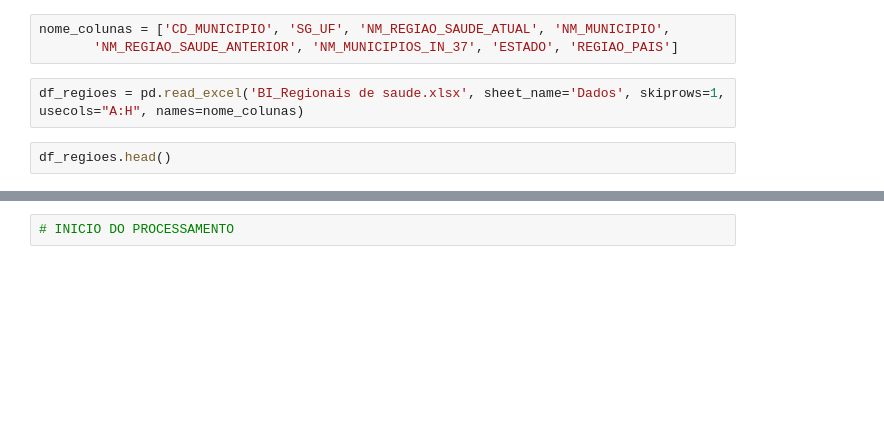
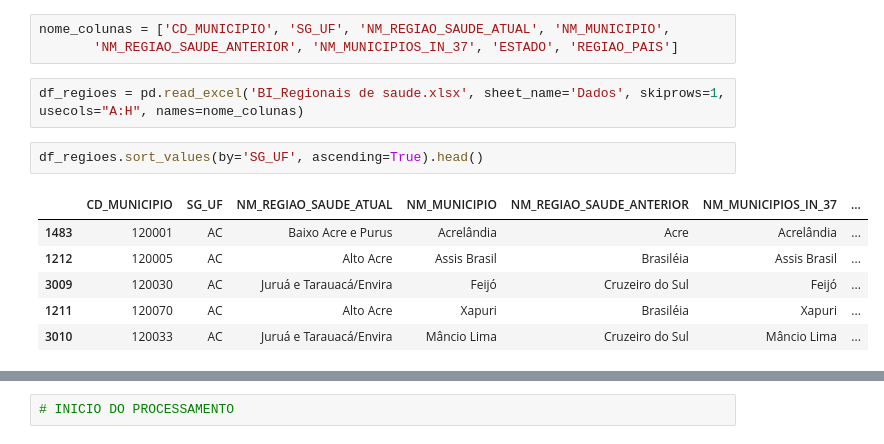
Before and after one commit to Domdoug/Regioes-de-Saude, a Jupyter notebook: Regioes_de_Saude.ipynb, the cells around one changed output, grey strips where cells are left out. Saved outputs shown, nothing was run; the diff lists cells and outputs as text; blank space fills up the shorter version.

```diff
--- a/Regioes_de_Saude.ipynb
+++ b/Regioes_de_Saude.ipynb
@@ -8,7 +8,14 @@ nome_colunas = ['CD_MUNICIPIO', 'SG_UF', 'NM_REGIAO_SAUDE_ATUAL', 'NM_MUNICIPIO'
        'NM_REGIAO_SAUDE_ANTERIOR', 'NM_MUNICIPIOS_IN_37', 'ESTADO', 'REGIAO_PAIS']
 # %%
 df_regioes = pd.read_excel('BI_Regionais de saude.xlsx', sheet_name='Dados', skiprows=1, usecols="A:H", names=nome_colunas)
-# %%
-df_regioes.head()
+# %%
+df_regioes.sort_values(by='SG_UF', ascending=True).head()
+# %% [output]
+|  | CD_MUNICIPIO | SG_UF | NM_REGIAO_SAUDE_ATUAL | NM_MUNICIPIO | NM_REGIAO_SAUDE_ANTERIOR | NM_MUNICIPIOS_IN_37 | ... |
+| 1483 | 120001 | AC | Baixo Acre e Purus | Acrelândia | Acre | Acrelândia | ... |
+| 1212 | 120005 | AC | Alto Acre | Assis Brasil | Brasiléia | Assis Brasil | ... |
+| 3009 | 120030 | AC | Juruá e Tarauacá/Envira | Feijó | Cruzeiro do Sul | Feijó | ... |
+| 1211 | 120070 | AC | Alto Acre | Xapuri | Brasiléia | Xapuri | ... |
+| 3010 | 120033 | AC | Juruá e Tarauacá/Envira | Mâncio Lima | Cruzeiro do Sul | Mâncio Lima | ... |
 # %%
 df_regioes.shape
```
Also changed, not shown: parts of 49 cells of this notebook.
